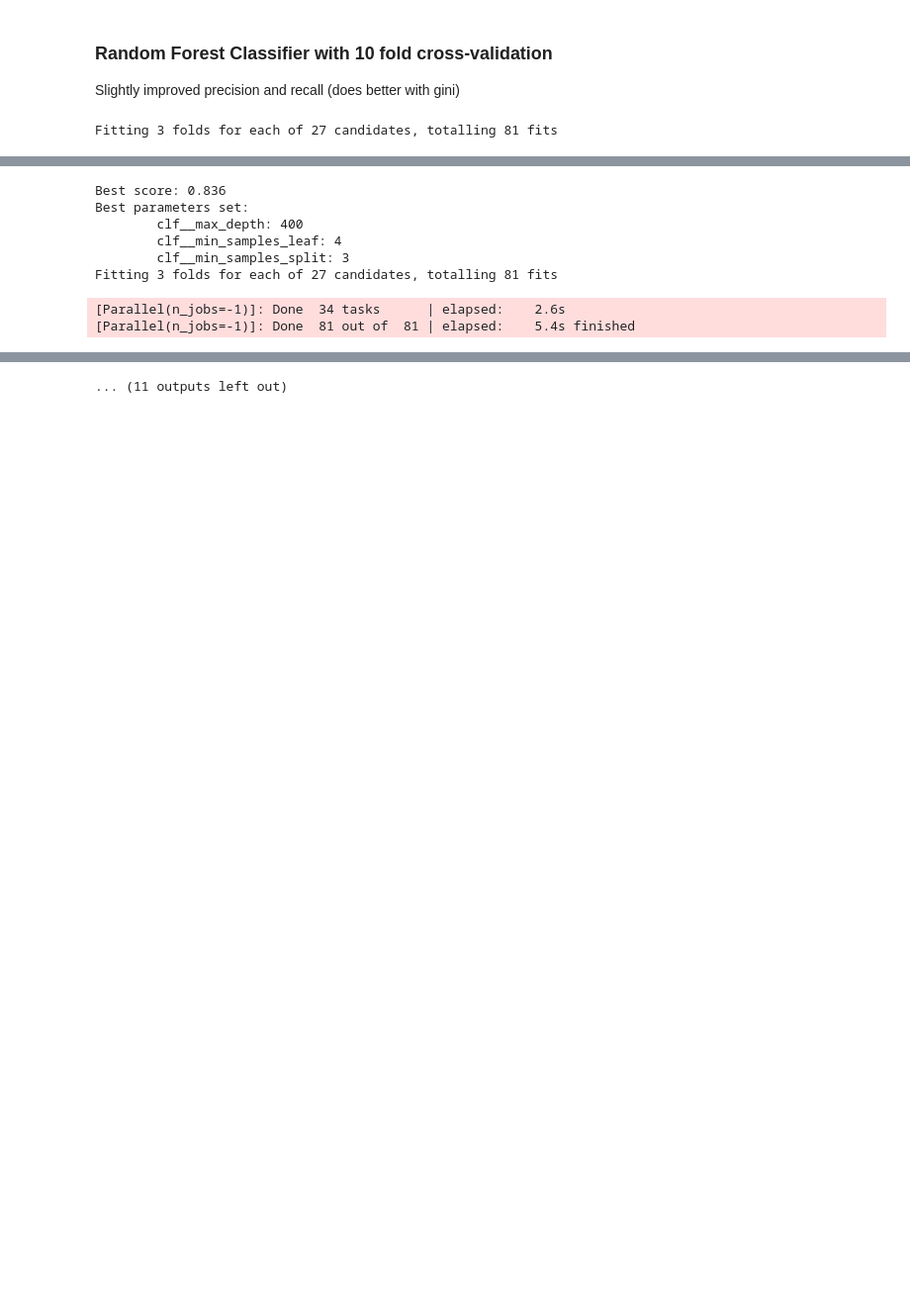
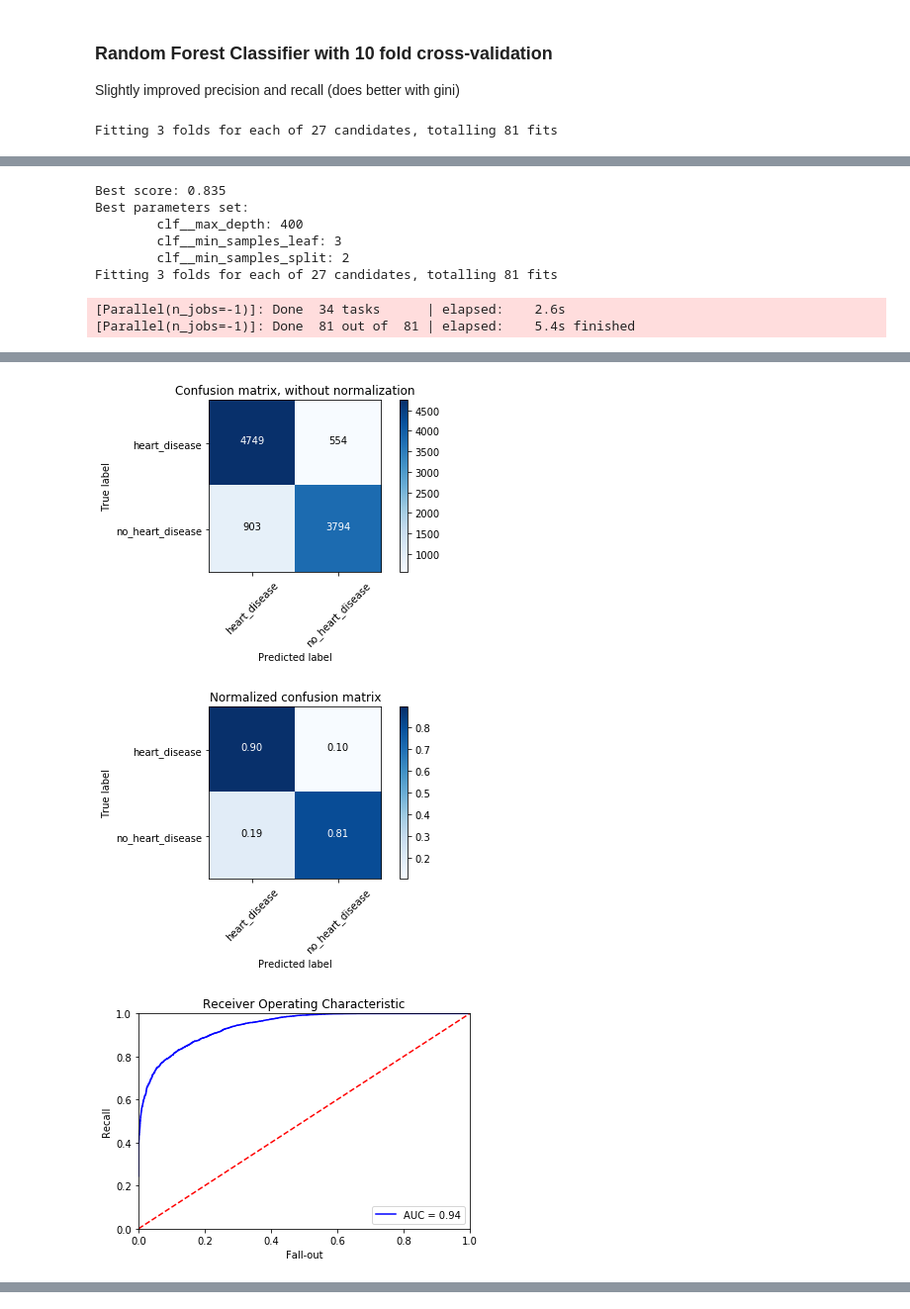
Before and after one commit to alsabay/HeartDiseasePrediction, a Jupyter notebook: HeartDiseasePrediction.ipynb, the cells around one changed output, grey strips where cells are left out. Shown at 99% size. Drawn from its saved outputs; the diff is of its cells as text; code cells hidden in the pictures; blank space fills up the shorter version.

```diff
--- a/HeartDiseasePrediction.ipynb
+++ b/HeartDiseasePrediction.ipynb
@@ -723,6 +856,74 @@ for train_indices, test_indices in cv_object.split(Xall,yall):
     print('Recall:', recall_score(y_test, y_hat))
     print("confusion matrix\n",conf)
     iter_num+=1
+    y_pred = grid_search.predict(X_test)
+
+    # plot confusion matrix
+    def plot_confusion_matrix(cm, classes,
+                              normalize=False,
+                              title='Confusion matrix',
+                              cmap=plt.cm.Blues):
+        """
+        This function prints and plots the confusion matrix.
+        Normalization can be applied by setting `normalize=True`.
+        """
+        if normalize:
+            cm = cm.astype('float') / cm.sum(axis=1)[:, np.newaxis]
+            print("Normalized confusion matrix")
+        else:
+            print('Confusion matrix, without normalization')
+
+        print(cm)
+
+        plt.imshow(cm, interpolation='nearest', cmap=cmap)
+        plt.title(title)
+        plt.colorbar()
+        tick_marks = np.arange(len(classes))
+        plt.xticks(tick_marks, classes, rotation=45)
+        plt.yticks(tick_marks, classes)
+
+        fmt = '.2f' if normalize else 'd'
+        thresh = cm.max() / 2.
+        for i, j in itertools.product(range(cm.shape[0]), range(cm.shape[1])):
+            plt.text(j, i, format(cm[i, j], fmt),
+                     horizontalalignment="center",
+                     color="white" if cm[i, j] > thresh else "black")
+
+        plt.tight_layout()
+        plt.ylabel('True label')
+        plt.xlabel('Predicted label')
+
+    # Compute confusion matrix
+    class_names = ['heart_disease', 'no_heart_disease']
+    cnf_matrix = confusion_matrix(y_test, y_pred)
+
+    np.set_printoptions(precision=2)
+
+    # Plot non-normalized confusion matrix
+    plt.figure()
+    plot_confusion_matrix(cnf_matrix, classes=class_names,
+                          title='Confusion matrix, without normalization')
+
+    # Plot normalized confusion matrix
+    plt.figure()
+    plot_confusion_matrix(cnf_matrix, classes=class_names, normalize=True,
+                          title='Normalized confusion matrix')
+
+    plt.show()
+
+    # plot ROC Curve
+    predictions = grid_search.predict_proba(X_test)
+    false_positive_rate, recall, thresholds = roc_curve(y_test,predictions[:, 1])
+    roc_auc = auc(false_positive_rate, recall)
+    plt.title('Receiver Operating Characteristic')
+    plt.plot(false_positive_rate, recall, 'b', label='AUC = %0.2f' %roc_auc)
+    plt.legend(loc='lower right')
+    plt.plot([0, 1], [0, 1], 'r--')
+    plt.xlim([0.0, 1.0])
+    plt.ylim([0.0, 1.0])
+    plt.ylabel('Recall')
+    plt.xlabel('Fall-out')
+    plt.show()
 
 # Also note that every time you run the above code
 #   it randomly creates a new training and testing set,
@@ -734,8 +935,8 @@ Fitting 3 folds for each of 27 candidates, totalling 81 fits
-Best score: 0.836
+Best score: 0.835
 Best parameters set:
         clf__max_depth: 400
-        clf__min_samples_leaf: 4
-        clf__min_samples_split: 3
+        clf__min_samples_leaf: 3
+        clf__min_samples_split: 2
 Fitting 3 folds for each of 27 candidates, totalling 81 fits
 [Parallel(n_jobs=-1)]: Done  34 tasks      | elapsed:    2.6s
 [Parallel(n_jobs=-1)]: Done  81 out of  81 | elapsed:    5.4s finished
@@ -749,0 +956,3 @@ Fitting 3 folds for each of 27 candidates, totalling 81 fits
+[figure, added]
+[figure, added]
+[figure, added]
@@ -782 +976,0 @@ Fitting 3 folds for each of 27 candidates, totalling 81 fits
-... (11 outputs left out)
```
Also changed, not shown: parts of 6 cells of this notebook.
